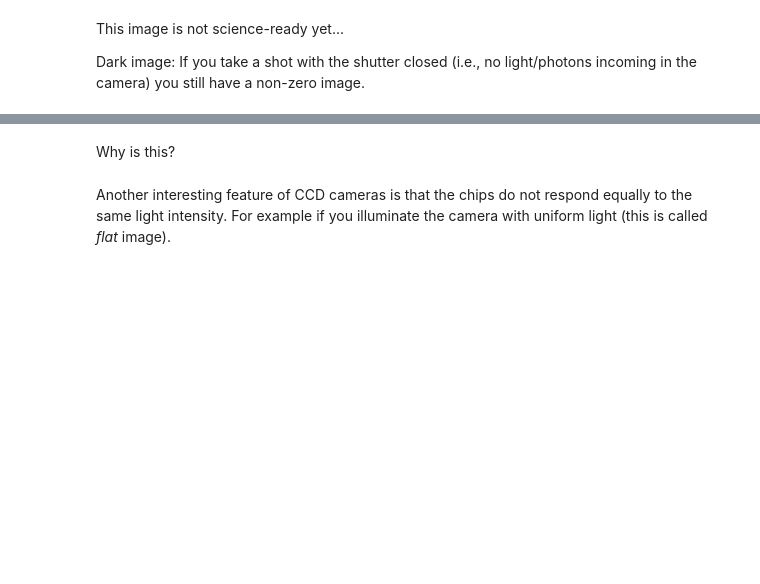
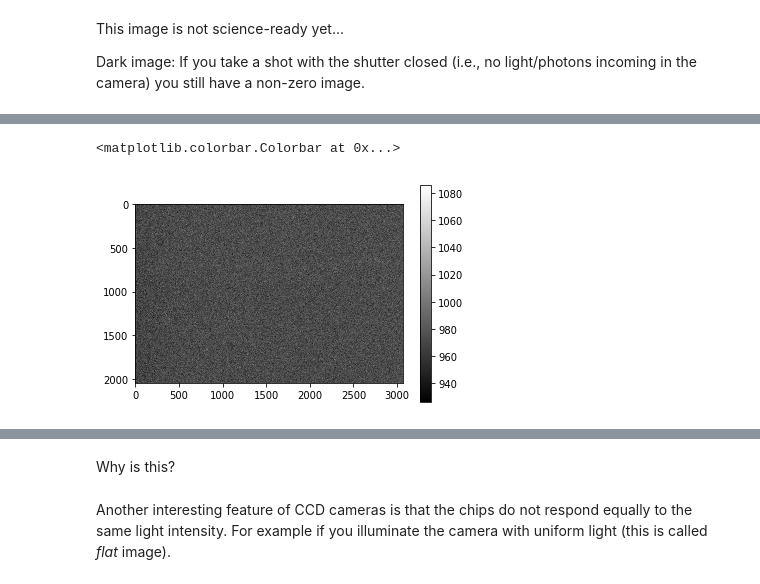
Before and after one commit to fjaviersanchez/McQ_Workshop, a Jupyter notebook: McQ_workshop.ipynb, the cells around one changed output, grey strips where cells are left out. Saved outputs shown, nothing was run; the diff lists cells and outputs as text; code cells hidden in the pictures; blank space fills up the shorter version.

```diff
--- a/McQ_workshop.ipynb
+++ b/McQ_workshop.ipynb
@@ -30,8 +37,11 @@ plt.colorbar()
 # %%
-bias_image_path = 'BIAS.fits' #Type the path to your bias image
+bias_image_path = 'data/bias.fits' #Type the path to your bias image
 bias_image = fits.open(bias_image_path)[0].data
 plt.imshow(bias_image, cmap='gray')
 plt.colorbar()
+# %% [output]
+<matplotlib.colorbar.Colorbar at 0x...>
+[figure, added]
 # %%
 plt.hist(drk_im.flatten());
 plt.yscale('log')
```
Also changed, not shown: parts of 20 cells of this notebook, 16 other files.
